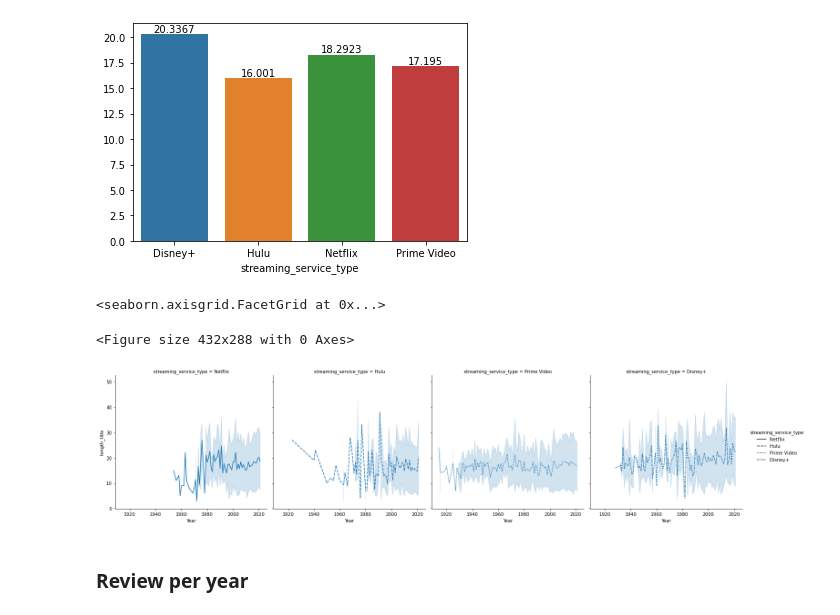
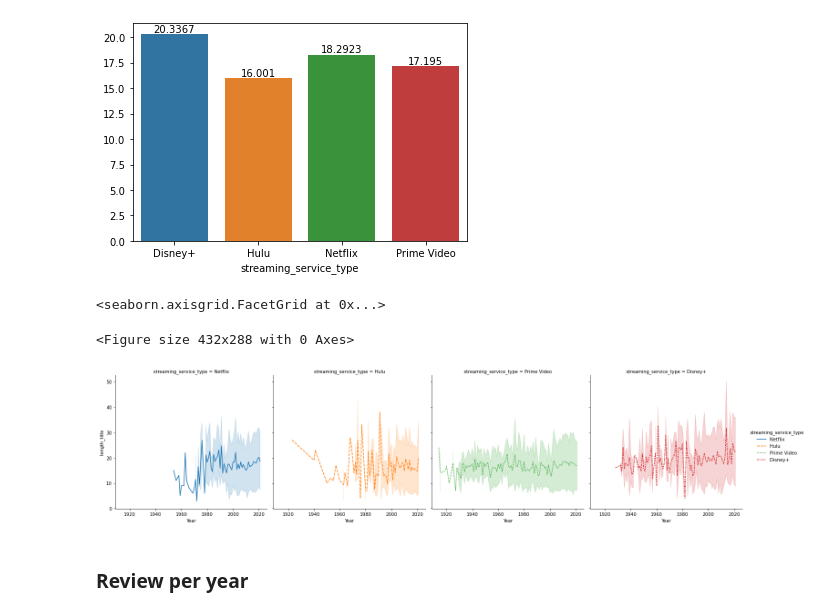
Before and after one commit to PrzemQQ/streaming_services_analyse, a Jupyter notebook: main.ipynb, the cells around one changed output. Cells and saved outputs as stored; diff of their text form; code cells hidden in the pictures.

```diff
--- a/main.ipynb
+++ b/main.ipynb
@@ -208,11 +208,11 @@ ax.bar_label(ax.containers[0]) # add the labels to the bars
 [figure]
 # %%
 plt.figure()
-sns.relplot(x="Year", y="length_title", data=dataset_cleaned, col="streaming_service_type",style="streaming_service_type",kind="line",ci="sd",) # create a scatterplot of the Year and length of the title column by streaming services type
+sns.relplot(x="Year", y="length_title", data=dataset_cleaned, col="streaming_service_type",hue="streaming_service_type",style="streaming_service_type",kind="line",ci="sd",) # create a scatterplot of the Year and length of the title column by streaming services type
 # %% [output]
 <seaborn.axisgrid.FacetGrid at 0x...>
 <Figure size 432x288 with 0 Axes>
-[figure, old version]
+[figure, new version]
 # %% [markdown]
 ### Review per year
 # %%
```
Also changed, not shown: parts of 1 cell of this notebook.
